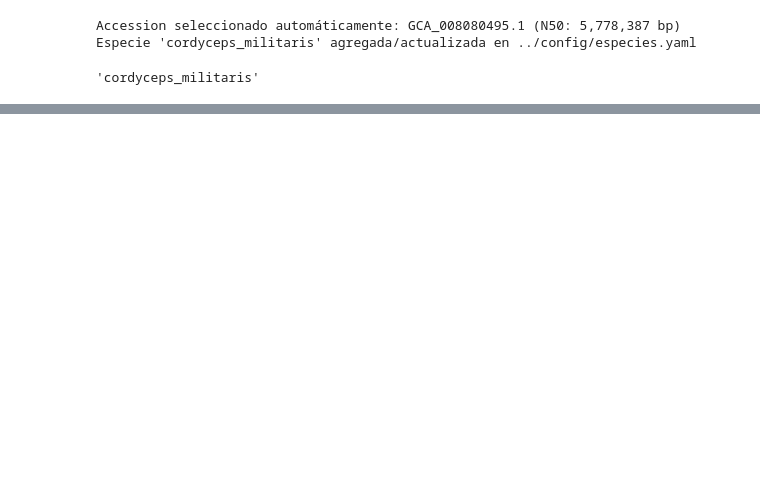
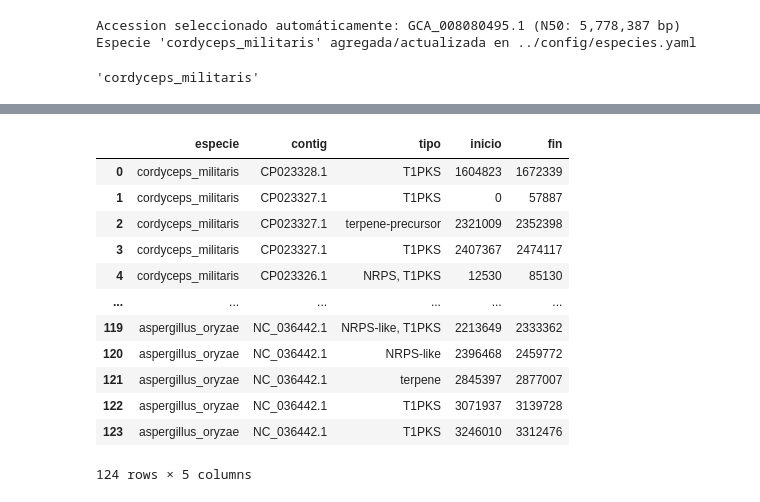
Before and after one commit to giovvnni-flux/psilocybe-genome-mining, a Jupyter notebook: notebooks/prueba_modulo_descarga.ipynb, the cells around one changed output, grey strips where cells are left out. Saved outputs shown, nothing was run; the diff lists cells and outputs as text; code cells hidden in the pictures; blank space fills up the shorter version.

```diff
--- a/notebooks/prueba_modulo_descarga.ipynb
+++ b/notebooks/prueba_modulo_descarga.ipynb
@@ -141,0 +383,12 @@ Especie 'cordyceps_militaris' agregada/actualizada en ../config/especies.yaml
+# %%
+import yaml
+
+with open("../config/especies.yaml") as f:
+    config = yaml.safe_load(f)
+
+accession_cordyceps = config["especies"]["cordyceps_militaris"]["accession"]
+print(f"Accession: {accession_cordyceps}")
+
+ruta_cordyceps = descargar_genoma(accession_cordyceps, carpeta_destino="../datos")
+archivos_cordyceps = obtener_rutas_archivos(ruta_cordyceps, accession_cordyceps)
+archivos_cordyceps
@@ -141,0 +432,62 @@ Especie 'cordyceps_militaris' agregada/actualizada en ../config/especies.yaml
+# %%
+import json
+import pandas as pd
+from pathlib import Path
+
+def resumir_resultados_antismash(carpeta_resultados="../resultados"):
+    """
+    Recorre todas las carpetas de resultados y extrae un resumen de
+    regiones/clusters encontrados por antiSMASH para cada especie.
+    """
+    filas = []
+    carpeta_resultados = Path(carpeta_resultados)
+
+    for carpeta_especie in carpeta_resultados.iterdir():
+        carpeta_antismash = carpeta_especie / "antismash"
+        if not carpeta_antismash.exists():
+            continue
+
+        archivos_json = list(carpeta_antismash.glob("*.json"))
+        if not archivos_json:
+            continue
+
+        with open(archivos_json[0]) as f:
+            data = json.load(f)
+
+        nombre_especie = carpeta_especie.name
+
+        for record in data.get("records", []):
+            for region in record.get("areas", record.get("regions", [])):
+                # La estructura exacta puede variar según versión de antiSMASH
+                pass
+
+        # Antisash 7/8 guarda las regiones dentro de cada 'record' -> 'areas'
+        for record in data.get("records", []):
+            regiones = record.get("areas") or record.get("regions") or []
+            for region in regiones:
+                filas.append({
+                    "especie": nombre_especie,
+                    "contig": record.get("id", ""),
+                    "tipo": ", ".join(region.get("products", region.get("type", ["desconocido"]))) if isinstance(region.get("products", region.get("type")), list) else region.get("products", region.get("type", "desconocido")),
+                    "inicio": region.get("start"),
+                    "fin": region.get("end"),
+                })
+
+    return pd.DataFrame(filas)
+
+tabla_resumen = resumir_resultados_antismash("../resultados")
+tabla_resumen
+# %% [output]
+|  | especie | contig | tipo | inicio | fin |
+| 0 | cordyceps_militaris | CP023328.1 | T1PKS | 1604823 | 1672339 |
+| 1 | cordyceps_militaris | CP023327.1 | T1PKS | 0 | 57887 |
+| 2 | cordyceps_militaris | CP023327.1 | terpene-precursor | 2321009 | 2352398 |
+| 3 | cordyceps_militaris | CP023327.1 | T1PKS | 2407367 | 2474117 |
+| 4 | cordyceps_militaris | CP023326.1 | NRPS, T1PKS | 12530 | 85130 |
+| ... | ... | ... | ... | ... | ... |
+| 119 | aspergillus_oryzae | NC_036442.1 | NRPS-like, T1PKS | 2213649 | 2333362 |
+| 120 | aspergillus_oryzae | NC_036442.1 | NRPS-like | 2396468 | 2459772 |
+| 121 | aspergillus_oryzae | NC_036442.1 | terpene | 2845397 | 2877007 |
+| 122 | aspergillus_oryzae | NC_036442.1 | T1PKS | 3071937 | 3139728 |
+| 123 | aspergillus_oryzae | NC_036442.1 | T1PKS | 3246010 | 3312476 |
+124 rows × 5 columns
```
Also changed, not shown: parts of 18 cells of this notebook, 10 other files.
